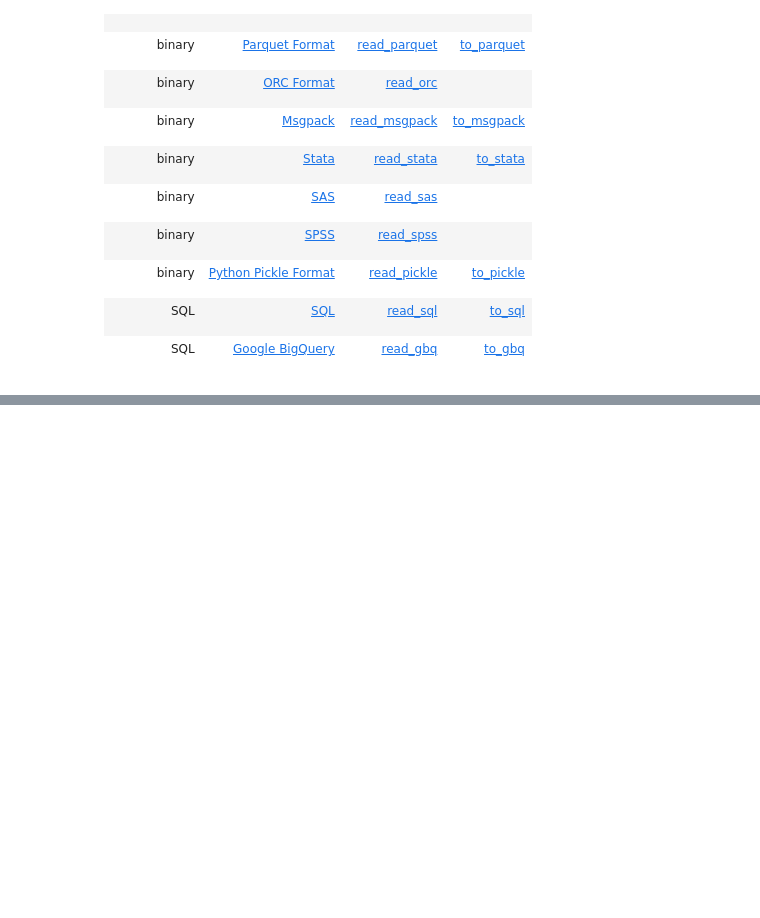
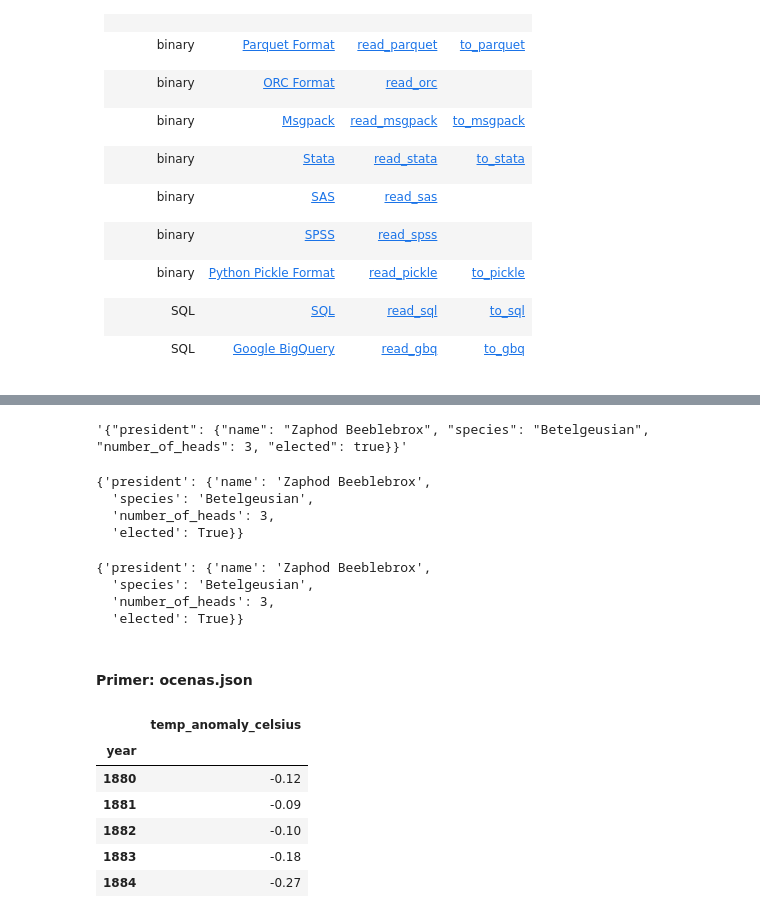
Before and after one commit to icta-tecaji/python-napredni-public, a Jupyter notebook: Del_03_Branje_in_pisanje_v_datoteke/del_03.ipynb, the cells around one changed output, grey strips where cells are left out. Saved outputs shown, nothing was run; the diff lists cells and outputs as text; code cells hidden in the pictures; blank space fills up the shorter version.

Commit message:
del_04, 05 primeri

```diff
--- a/Del_03_Branje_in_pisanje_v_datoteke/del_03.ipynb
+++ b/Del_03_Branje_in_pisanje_v_datoteke/del_03.ipynb
@@ -474,0 +491,12 @@ f500.describe()
+# %%
+a = json.dumps(data)
+a
+# %% [output]
+'{"president": {"name": "Zaphod Beeblebrox", "species": "Betelgeusian", "number_of_heads": 3, "elected": true}}'
+# %%
+json.loads(a)
+# %% [output]
+{'president': {'name': 'Zaphod Beeblebrox',
+  'species': 'Betelgeusian',
+  'number_of_heads': 3,
+  'elected': True}}
@@ -474,0 +506,25 @@ f500.describe()
+# %%
+ab
+# %% [output]
+{'president': {'name': 'Zaphod Beeblebrox',
+  'species': 'Betelgeusian',
+  'number_of_heads': 3,
+  'elected': True}}
+# %% [markdown]
+#### Primer: ocenas.json
+# %%
+oceans = pd.read_json('data/ocenas.json')
+oceans.drop(columns='description', inplace=True)
+oceans.drop(['title', 'units', 'base_period', 'missing'], inplace=True)
+oceans.index.name = 'year'
+oceans.rename(columns={'data': 'temp_anomaly_celsius'}, inplace=True)
+oceans.index = pd.to_datetime(oceans.index).year
+oceans.head()
+# %% [output]
+|  | temp_anomaly_celsius |
+| year |  |
+| 1880 | -0.12 |
+| 1881 | -0.09 |
+| 1882 | -0.10 |
+| 1883 | -0.18 |
+| 1884 | -0.27 |
```
Also changed, not shown: parts of 17 cells of this notebook, 6 other files.
